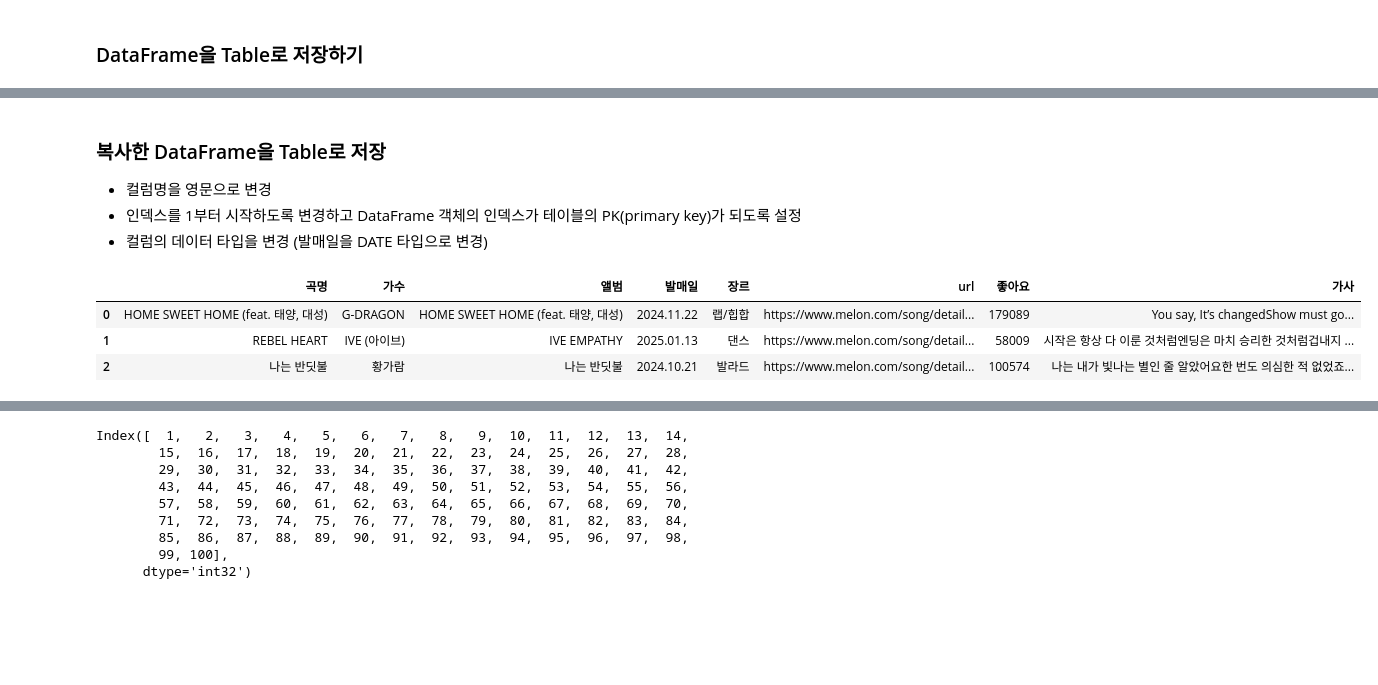
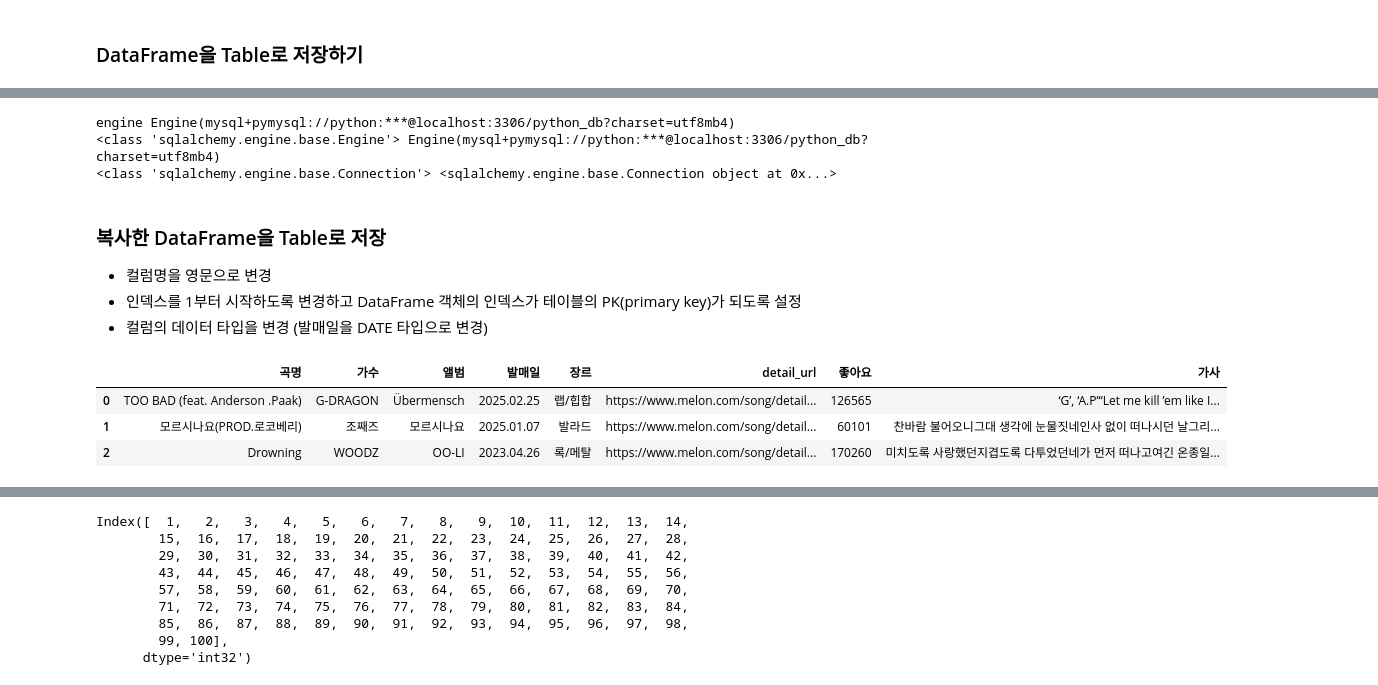
Before and after one commit to WorkSpaceForHanmg/Python_Webscraping_Analysis, a Jupyter notebook: 04.Melon100차트_데이터파싱_DB저장.ipynb, the cells around one changed output, grey strips where cells are left out. Drawn from its saved outputs; the diff is of its cells as text; code cells hidden in the pictures; blank space fills up the shorter version.

```diff
--- a/04.Melon100차트_데이터파싱_DB저장.ipynb
+++ b/04.Melon100차트_데이터파싱_DB저장.ipynb
@@ -349,3 +395,31 @@ Required-by:
+# %%
+import pymysql
+
+#pymysql과 sqlalchemy 연동
+pymysql.install_as_MySQLdb()
+from sqlalchemy import create_engine
+
+engine = None
+conn = None
+try:
+    # dialect+driver://username:password@host:port/database
+    engine = create_engine('mysql+pymysql://python:python@localhost:3306/python_db?charset=utf8mb4')#, encoding='utf-8')
+    print('engine', engine)
+    print(type(engine), engine)
+    conn = engine.connect()
+    print(type(conn), conn)
+
+    #song_df(DataFrame객체)를 songs 테이블로 저장하기 to_sql() 함수 사용
+    song_df.to_sql(name='songs', con=engine, if_exists='replace', index=False)
+finally:
+    if conn is not None:
+        conn.close()
+    if engine is not None:
+        engine.dispose()
+# %% [output]
+engine Engine(mysql+pymysql://python:***@localhost:3306/python_db?charset=utf8mb4)
+<class 'sqlalchemy.engine.base.Engine'> Engine(mysql+pymysql://python:***@localhost:3306/python_db?charset=utf8mb4)
+<class 'sqlalchemy.engine.base.Connection'> <sqlalchemy.engine.base.Connection object at 0x...>
 # %% [markdown]
 ### 복사한 DataFrame을 Table로 저장
 * 컬럼명을 영문으로 변경
@@ -353,11 +427,12 @@ Required-by:
 * 컬럼의 데이터 타입을 변경 (발매일을 DATE 타입으로 변경)
 # %%
 # 기존의 DataFrame의 복사본을 만들기
-# table_df = song_df.copy()
-# table_df.head(3)
+# table_df = song_df (x) 같은 주소를 이므로 복사본을 수정하더라고 원본이 변경이 된다.
+table_df = song_df.copy()
+table_df.head(3)
 # %% [output]
-|  | 곡명 | 가수 | 앨범 | 발매일 | 장르 | url | 좋아요 | 가사 |
-| 0 | HOME SWEET HOME (feat. 태양, 대성) | G-DRAGON | HOME SWEET HOME (feat. 태양, 대성) | 2024.11.22 | 랩/힙합 | https://www.melon.com/song/detail... | 179089 | You say, It’s changedShow must go... |
-| 1 | REBEL HEART | IVE (아이브) | IVE EMPATHY | 2025.01.13 | 댄스 | https://www.melon.com/song/detail... | 58009 | 시작은 항상 다 이룬 것처럼엔딩은 마치 승리한 것처럼겁내지 ... |
-| 2 | 나는 반딧불 | 황가람 | 나는 반딧불 | 2024.10.21 | 발라드 | https://www.melon.com/song/detail... | 100574 | 나는 내가 빛나는 별인 줄 알았어요한 번도 의심한 적 없었죠... |
+|  | 곡명 | 가수 | 앨범 | 발매일 | 장르 | detail_url | 좋아요 | 가사 |
+| 0 | TOO BAD (feat. Anderson .Paak) | G-DRAGON | Übermensch | 2025.02.25 | 랩/힙합 | https://www.melon.com/song/detail... | 126565 | ‘G’, ‘A.P’“Let me kill ’em like I... |
+| 1 | 모르시나요(PROD.로코베리) | 조째즈 | 모르시나요 | 2025.01.07 | 발라드 | https://www.melon.com/song/detail... | 60101 | 찬바람 불어오니그대 생각에 눈물짓네인사 없이 떠나시던 날그리... |
+| 2 | Drowning | WOODZ | OO-LI | 2023.04.26 | 록/메탈 | https://www.melon.com/song/detail... | 170260 | 미치도록 사랑했던지겹도록 다투었던네가 먼저 떠나고여긴 온종일... |
 # %%
```
Also changed, not shown: parts of 30 cells of this notebook, 1 other file.
